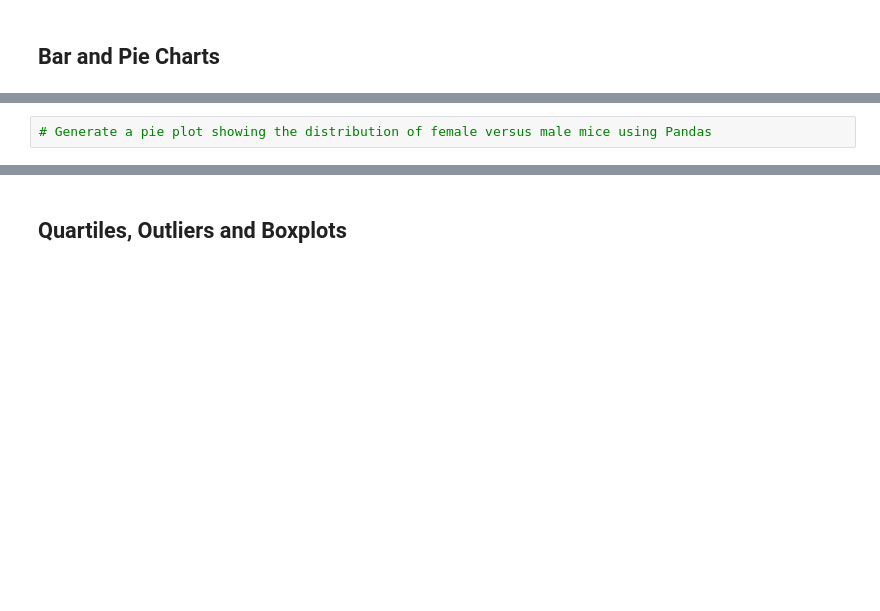
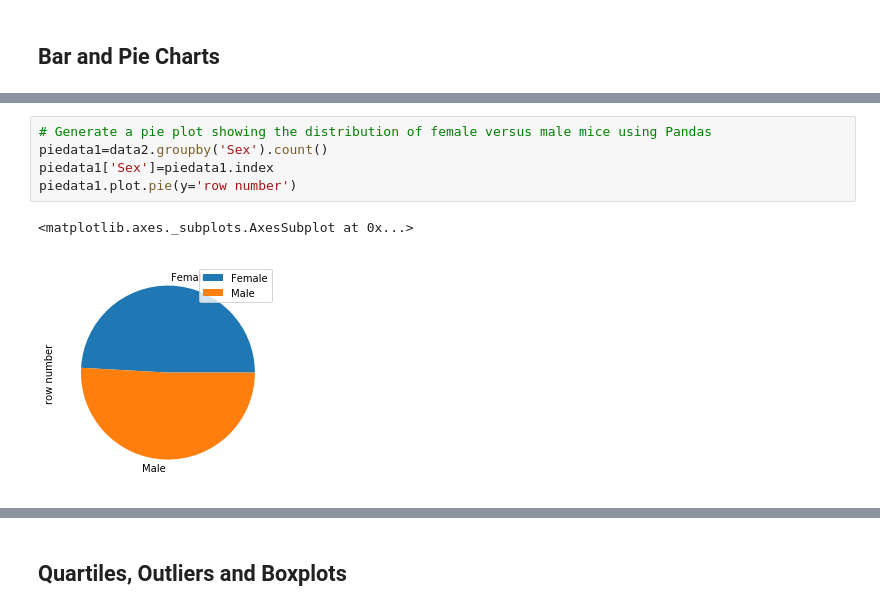
Before and after one commit to joelwwiggins/Matplotlib, a Jupyter notebook: Pymaceuticals/pymaceuticals_starter.ipynb, the cells around one changed output, grey strips where cells are left out. Drawn from its saved outputs; the diff is of its cells as text; blank space fills up the shorter version.

```diff
--- a/Pymaceuticals/pymaceuticals_starter.ipynb
+++ b/Pymaceuticals/pymaceuticals_starter.ipynb
@@ -88,4 +354,10 @@ TypeError: The axis argument to unique is not supported for dtype object
 # %%
 # Generate a pie plot showing the distribution of female versus male mice using Pandas
+piedata1=data2.groupby('Sex').count()
+piedata1['Sex']=piedata1.index
+piedata1.plot.pie(y='row number')
+# %% [output]
+<matplotlib.axes._subplots.AxesSubplot at 0x...>
+[figure, added]
 # %%
 # Generate a pie plot showing the distribution of female versus male mice using pyplot
```
Also changed, not shown: parts of 25 cells of this notebook.
